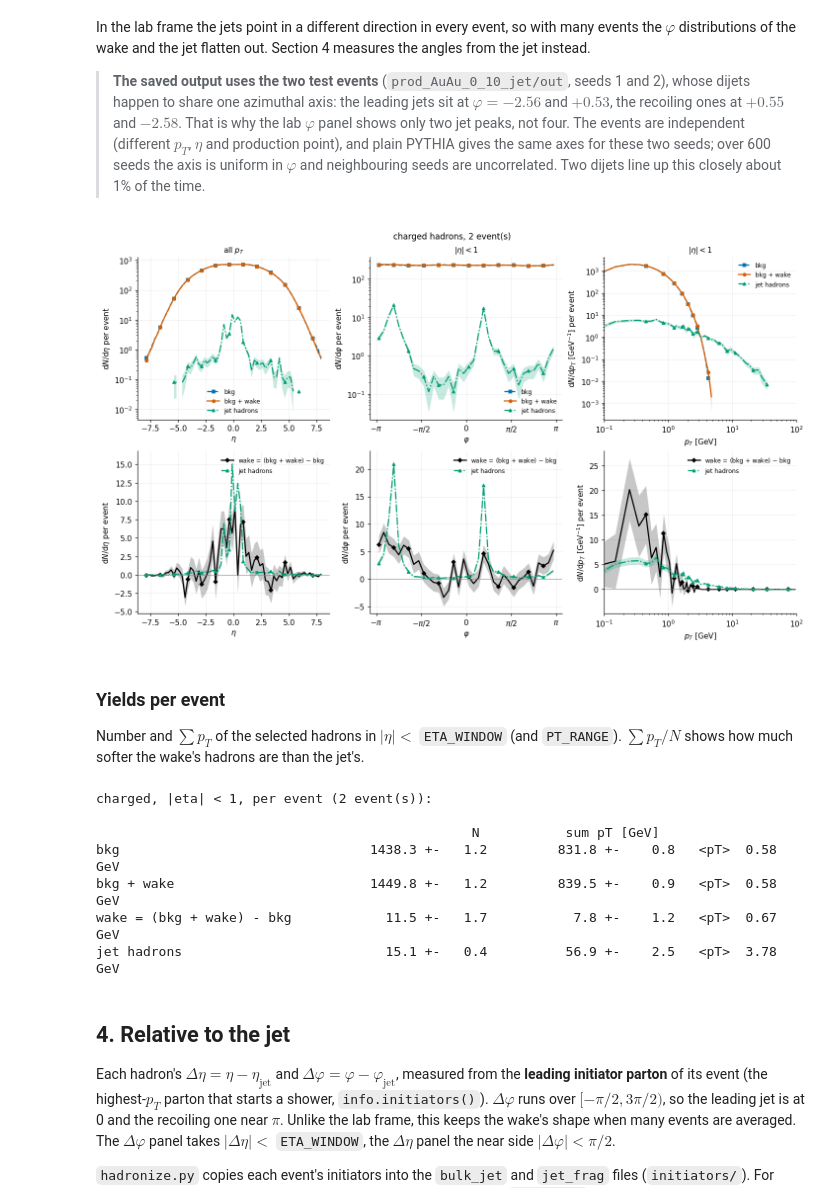
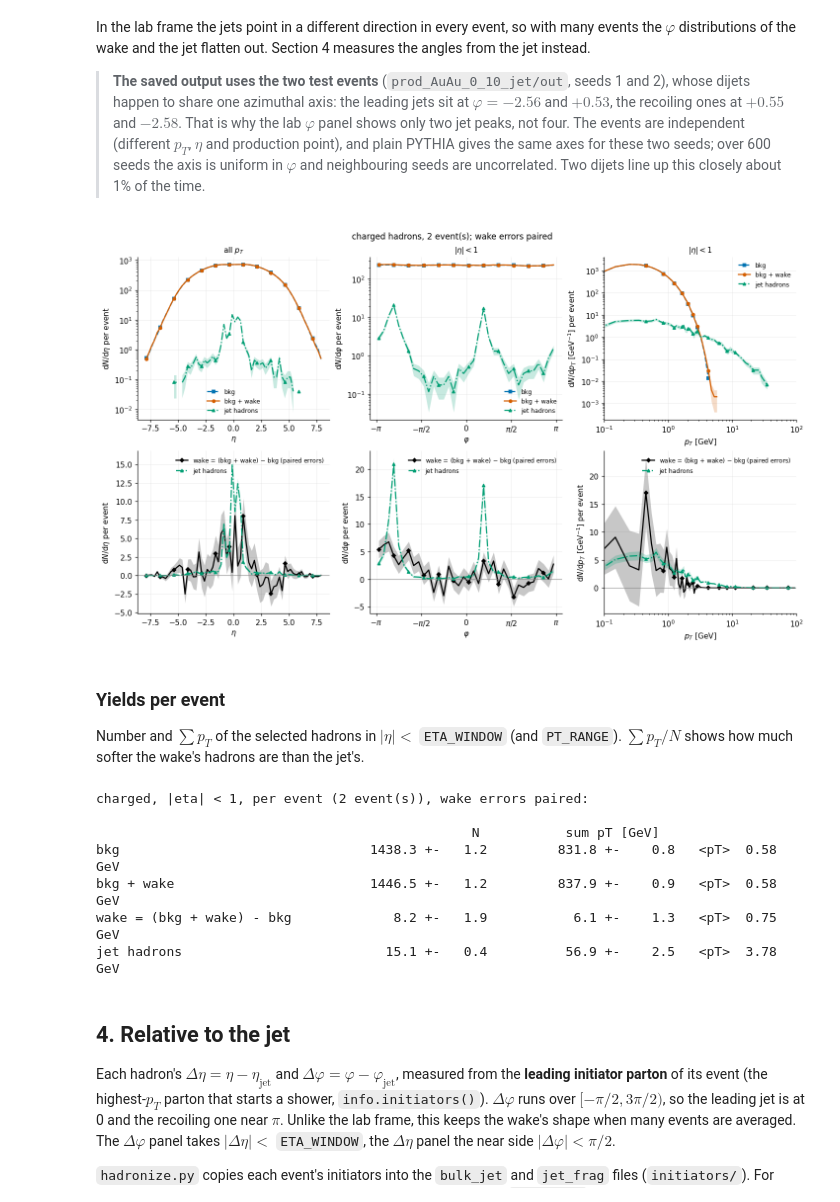
Before and after one commit to jhputschke/js-contrib, a Jupyter notebook: contribs/PyJetscape/example/analysis/hadron_distributions.ipynb, the cells around one changed output. Drawn from its saved outputs; the diff is of its cells as text; code cells hidden in the pictures.

```diff
--- a/contribs/PyJetscape/example/analysis/hadron_distributions.ipynb
+++ b/contribs/PyJetscape/example/analysis/hadron_distributions.ipynb
@@ -39,7 +44,8 @@ import numpy as np
 import matplotlib.pyplot as plt
 
 sys.path.insert(0, os.path.join("..", "..", "python"))
-from jetscape.hadrons_h5 import HadronFileReader, TAGS
+import h5py
+from jetscape.hadrons_h5 import HadronFile, HadronFileReader, TAGS
 
 # --- inputs ---------------------------------------------------------------------------------
 HADRON_DIR = os.environ.get("HADRON_DIR", os.path.join("..", "prod_AuAu_0_10_jet", "out"))
@@ -47,6 +53,9 @@ MAX_EVENTS = int(os.environ.get("MAX_EVENTS", "0")) or None     # None: every ev
 SPECIES = "charged"        # 'charged', 'all' or a key of jetscape.hadrons_h5.SPECIES ('pi+', 'p', ...)
 ETA_WINDOW = 1.0           # |eta| < ETA_WINDOW for the phi and pT distributions
 PT_RANGE = (0.0, np.inf)   # GeV, for the eta and phi distributions
+# the wake's error: None = paired when the files say --correlated (section 1), True / False to
+# force it.  From the environment: PAIRED=auto|1|0
+PAIRED = {"1": True, "0": False}.get(os.environ.get("PAIRED", "auto"))
 
 # --- binning: one 3-d histogram (eta, phi, pT) per file tag, projected with the cuts afterwards,
 # so each hadron file is read once.  Cuts act on whole bins: put them on bin edges.
@@ -177,6 +320,40 @@ def project(hists, key, axis, cuts, axes=AXES, edges=EDGES):
     ed = edges[axis]
     w = np.diff(ed)
     return 0.5 * (ed[:-1] + ed[1:]), y / w, err / w
+
+
+def paired_wake(frame, axes, edges, axis, cuts):
+    """The wake d<N>/d(axis) per event with the paired error, straight from the hadrons (paired
+    errors do not add over bins, so no 3-d shortcut).  The other axes are held to ``cuts`` and to
+    their histogram range, as in project().  -> centres, y, err."""
+    k = axes.index(axis)
+    lims = {}
+    for j, name in enumerate(axes):
+        if name != axis:
+            lo, hi = cuts.get(name, (-np.inf, np.inf))
+            lims[j] = (max(lo, edges[name][0]), min(hi, edges[name][-1]))
+
+    def value(ev, info):
+        return frame(ev, info)[k]
+
+    def mask(ev, info):
+        v = frame(ev, info)
+        m = np.array(ev.species(SPECIES), dtype=bool)
+        for j, (lo, hi) in lims.items():
+            m &= (v[j] >= lo) & (v[j] < hi)
+        return m
+
+    d, e = reader.jet_minus_background(value, edges[axis], mask=mask, events=EVENTS, paired=True)
+    ed = edges[axis]
+    w = np.diff(ed)
+    return 0.5 * (ed[:-1] + ed[1:]), d / w, e / w
+
+
+def curve(hists, key, axis, cuts, frame=lab_frame, axes=AXES, edges=EDGES):
+    """project(), except the wake with paired errors."""
+    if key == "wake" and PAIRED:
+        return paired_wake(frame, axes, edges, axis, cuts)
+    return project(hists, key, axis, cuts, axes, edges)
 
 
 def draw(ax, x, y, err, key, log=False):
@@ -232,36 +409,36 @@ PANELS = [
     ("phi", {**C_PT, **C_ETA}, r"$\varphi$",     r"$\mathrm{d}N/\mathrm{d}\varphi$"),
     ("pt",  C_ETA,             r"$p_T$ [GeV]",   r"$\mathrm{d}N/\mathrm{d}p_T$ [GeV$^{-1}$]"),
 ]
 PI_TICKS = ([-np.pi, -np.pi / 2, 0, np.pi / 2, np.pi], [r"$-\pi$", r"$-\pi/2$", "0", r"$\pi/2$", r"$\pi$"])
 
 
 def lab_figure(hists, top_keys, bottom_keys, title):
     fig, axs = plt.subplots(2, 3, figsize=(13.0, 7.6), constrained_layout=True)
     for j, (axis, cuts, xl, yl) in enumerate(PANELS):
         for row, keys in enumerate((top_keys, bottom_keys)):
             ax = axs[row, j]
             for key in keys:
-                draw(ax, *project(hists, key, axis, cuts), key, log=(row == 0))
+                draw(ax, *curve(hists, key, axis, cuts), key, log=(row == 0))
             if row == 0:
                 ax.set_yscale("log")
             else:
                 ax.axhline(0, color="0.5", lw=0.7)
             if axis == "pt":
                 ax.set_xscale("log")
                 ax.set_xlim(0.1, PT_E[-1])
             if axis == "phi":
                 ax.set_xticks(*PI_TICKS)
             tidy(ax, xl, yl + " per event", window_text(cuts) if row == 0 else None)
         axs[0, j].legend(fontsize=8)
         axs[1, j].legend(fontsize=8)
     fig.suptitle(title, fontsize=11)
     plt.show()
 
 
 lab_figure(LAB, ("bulk_bg", "bulk_jet", "jet_frag"), ("wake", "jet_frag"),
-           f"{SPECIES} hadrons, {N_EV} event(s)")
+           f"{SPECIES} hadrons, {N_EV} event(s); wake errors {WAKE_ERR}")
 # %% [output]
-[figure, old version]
+[figure, new version]
 # %% [markdown]
 ### Yields per event
 
@@ -280,21 +457,29 @@ for tag in TAGS:
     s = reader.total(tag, mask=in_window, weights="pt", events=EVENTS)
     YIELD[tag] = (n[0] * scale, n[1] * scale, s[0] * scale, s[1] * scale)
 j, b = YIELD["bulk_jet"], YIELD["bulk_bg"]
-YIELD["wake"] = (j[0] - b[0], np.hypot(j[1], b[1]), j[2] - b[2], np.hypot(j[3], b[3]))
+if PAIRED:
+    one_bin = np.array(PT_RANGE, dtype=float)             # in_window already holds the cuts
+    (dn,), (en,) = reader.jet_minus_background("pt", one_bin, mask=in_window, events=EVENTS,
+                                               paired=True)
+    (ds,), (es,) = reader.jet_minus_background("pt", one_bin, mask=in_window, weights="pt",
+                                               events=EVENTS, paired=True)
+    YIELD["wake"] = (dn, en, ds, es)
+else:
+    YIELD["wake"] = (j[0] - b[0], np.hypot(j[1], b[1]), j[2] - b[2], np.hypot(j[3], b[3]))
 
-print(f"{SPECIES}, {window_text({**C_ETA, **C_PT}, tex=False)}, per event ({N_EV} event(s)):\n")
+print(f"{SPECIES}, {window_text({**C_ETA, **C_PT}, tex=False)}, per event ({N_EV} event(s)), wake errors {WAKE_ERR}:\n")
 print(f"{'':30s} {'N':>18s} {'sum pT [GeV]':>22s}")
 for key in ("bulk_bg", "bulk_jet", "wake", "jet_frag"):
     n, dn, s, ds = YIELD[key]
-    label = STYLE[key]["label"].replace("$-$", "-")
+    label = STYLE[key]["label"].replace("$-$", "-").rsplit(" (", 1)[0]
     print(f"{label:30s} {n:10.1f} +- {dn:5.1f} {s:13.1f} +- {ds:6.1f}   <pT> {s / n:5.2f} GeV")
 # %% [output]
-charged, |eta| < 1, per event (2 event(s)):
+charged, |eta| < 1, per event (2 event(s)), wake errors paired:
 
                                                 N           sum pT [GeV]
 bkg                                1438.3 +-   1.2         831.8 +-    0.8   <pT>  0.58 GeV
-bkg + wake                         1449.8 +-   1.2         839.5 +-    0.9   <pT>  0.58 GeV
-wake = (bkg + wake) - bkg            11.5 +-   1.7           7.8 +-    1.2   <pT>  0.67 GeV
+bkg + wake                         1446.5 +-   1.2         837.9 +-    0.9   <pT>  0.58 GeV
+wake = (bkg + wake) - bkg             8.2 +-   1.9           6.1 +-    1.3   <pT>  0.75 GeV
 jet hadrons                          15.1 +-   0.4          56.9 +-    2.5   <pT>  3.78 GeV
 # %% [markdown]
 ## 4. Relative to the jet
```
Also changed, not shown: parts of 7 cells of this notebook.
